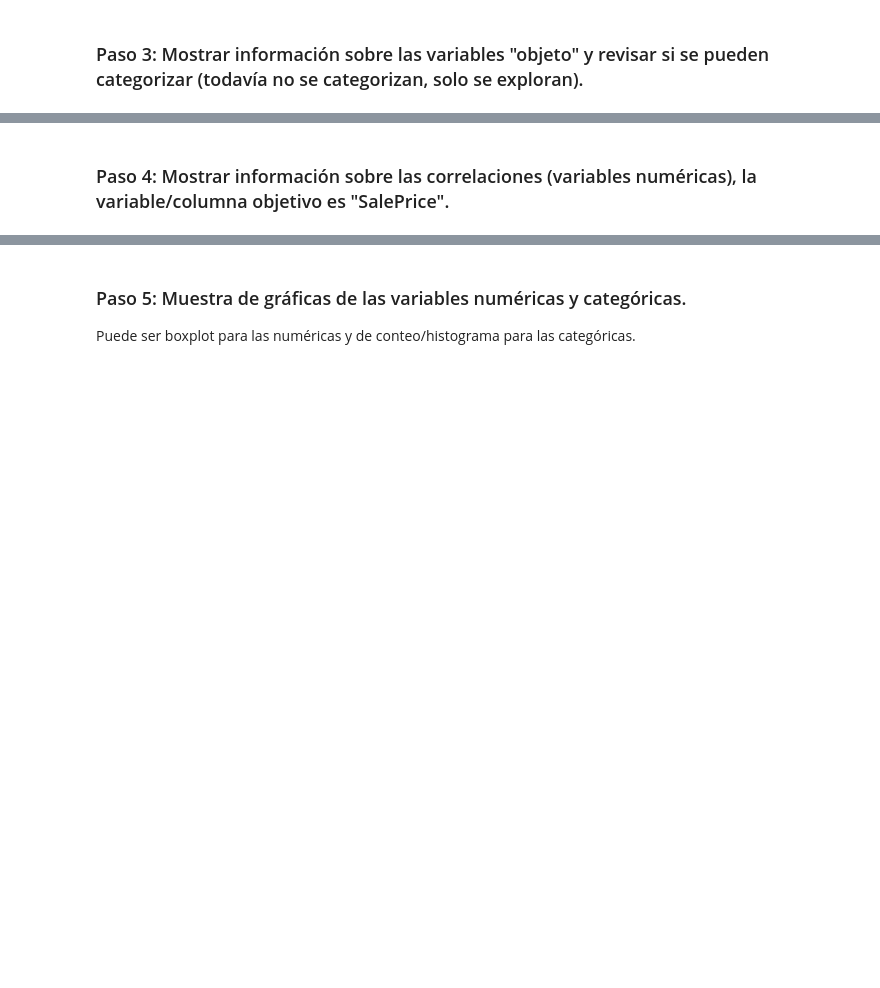
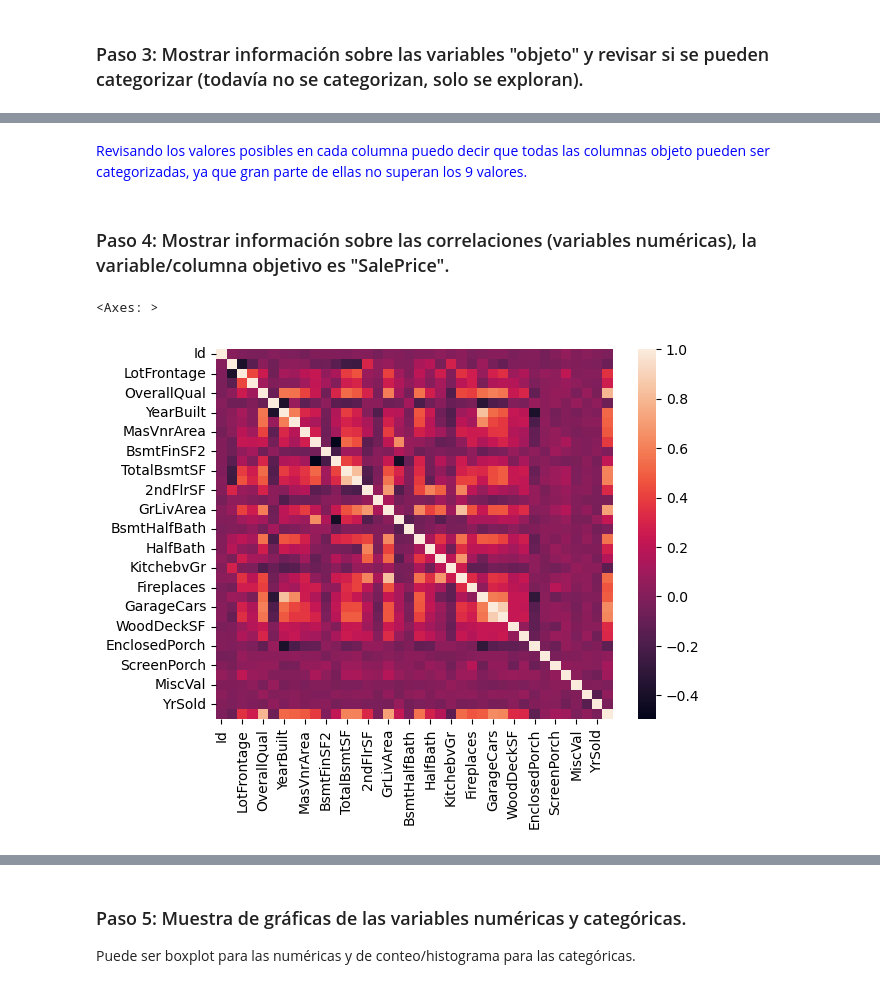
Before and after one commit to LAXELmve/House-Pricing-EDA---Axel-Martin-Vega-Espinoza, a Jupyter notebook: Proyecto_1-Axel_Vega.ipynb, the cells around one changed output, grey strips where cells are left out. Cells and saved outputs as stored; diff of their text form; code cells hidden in the pictures; blank space fills up the shorter version.

```diff
--- a/Proyecto_1-Axel_Vega.ipynb
+++ b/Proyecto_1-Axel_Vega.ipynb
@@ -24,0 +28,5 @@ import numpy as np
+# %%
+# Obtener DataFrame
+df = pd.read_csv("DataSets/casas_dataset.csv")
+# Configura Pandas para mostrar todas las columnas
+pd.set_option('display.max_columns', None)
@@ -29,2 +186,12 @@ import numpy as np
+# %% [markdown]
+<p style="color:blue;">
+    Revisando los valores posibles en cada columna puedo decir que todas las columnas objeto pueden ser categorizadas, ya que gran parte de ellas no superan los 9 valores.
+</p>
 # %% [markdown]
 ### Paso 4: Mostrar información sobre las correlaciones (variables numéricas), la variable/columna objetivo es "SalePrice".
+# %%
+# Primero un vistazo general
+sns.heatmap(df.corr(numeric_only=True))
+# %% [output]
+<Axes: >
+[figure, added]
```
Also changed, not shown: parts of 42 cells of this notebook, 1 other file.
